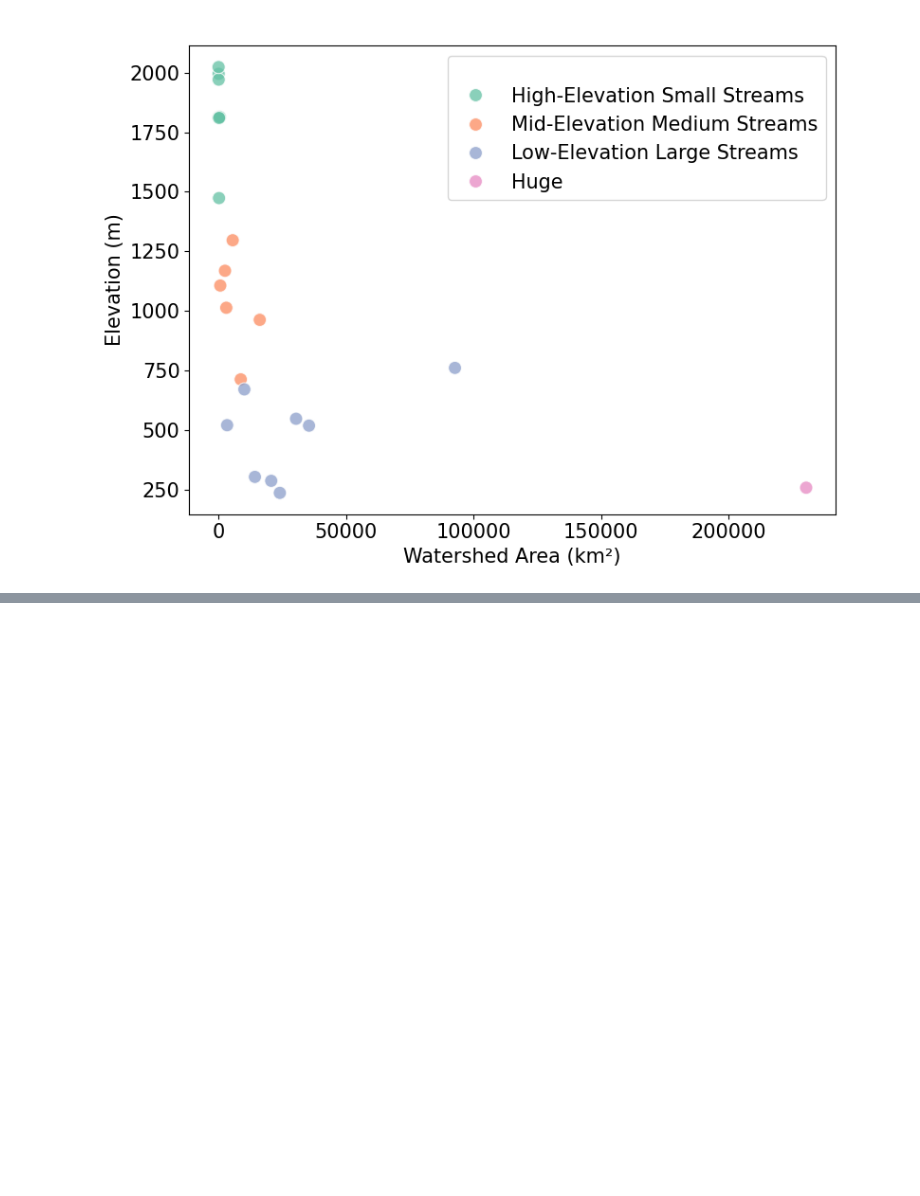
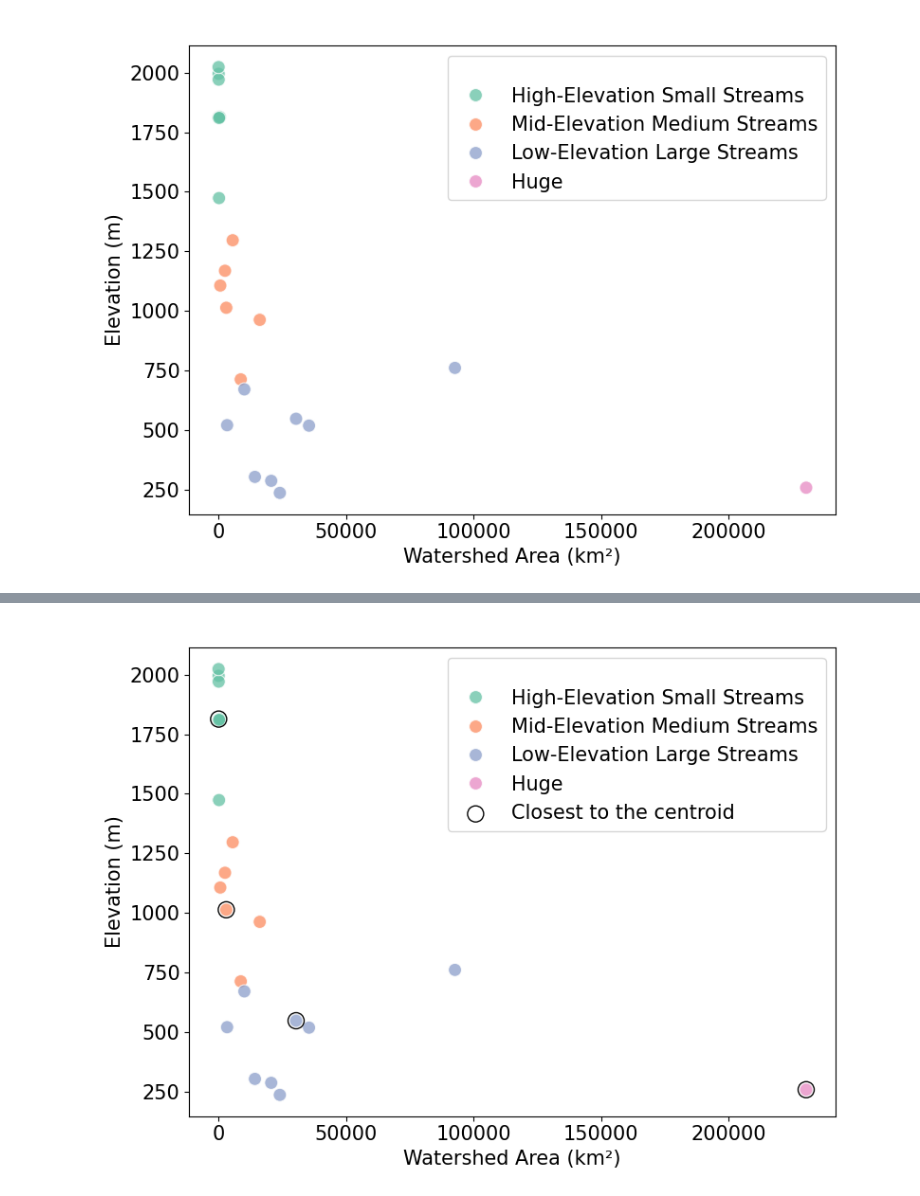
Before and after one commit to th2018/stream_thermal_2025_ms, a Jupyter notebook: clustering/KMeans.ipynb, the cells around one changed output, grey strips where cells are left out. Cells and saved outputs as stored; diff of their text form; code cells hidden in the pictures; blank space fills up the shorter version.

```diff
--- a/clustering/KMeans.ipynb
+++ b/clustering/KMeans.ipynb
@@ -364 +370,7 @@ closest_indices: {0: 3, 1: 12, 2: 1, 3: 14}
 [figure]
+# %%
+
+
+subset_df = idv_rm_na.loc[closest_original_index_list]
+
+print(subset_df)
@@ -364,0 +405,55 @@ closest_indices: {0: 3, 1: 12, 2: 1, 3: 14}
+# %%
+plt.figure(figsize=(8, 6))
+
+fontsize = 15
+
+hue_order= [ "High-Elevation Small Streams",
+    "Mid-Elevation Medium Streams",
+    "Low-Elevation Large Streams"  ,
+    'Huge' ]
+
+sns.scatterplot(
+    data=idv_rm_na,
+    x='drain_area_km2',
+    y='alt_m',
+    hue='labels',  # Color points by the 'labels' column
+    hue_order=hue_order,
+    palette='Set2',  # Choose a color palette
+    s=100  # Adjust marker size
+    , alpha = 0.76
+
+)
+
+sns.scatterplot(
+    data= subset_df,
+    x='drain_area_km2',
+    y='alt_m',
+     marker='o', s=150, facecolors='none', edgecolors='black', label=f'Closest to the centroid'
+    #hue='labels',  # Color points by the 'labels' column
+    #hue_order=hue_order,
+    #palette='Set2',  # Choose a color palette
+    #s=100  # Adjust marker size
+    #, alpha = 0.76
+
+)
+
+# Add labels and title
+plt.xlabel("Watershed Area (km\u00b2)" ,fontsize= fontsize )
+plt.ylabel("Elevation (m)" ,fontsize= fontsize )
+plt.title(" ")
+
+plt.xticks(  fontsize= fontsize )
+plt.yticks(  fontsize= fontsize )
+
+# Show legend and plot
+plt.legend(title=" " ,fontsize= fontsize)
+
+plt.tight_layout()
+
+plt.savefig('ws_cluster_m_km2_centroid.png'
+           # , dpi=300, bbox_inches='tight'
+           )
+
+plt.show()
+# %% [output]
+[figure, added]
```
Also changed, not shown: parts of 5 cells of this notebook.
